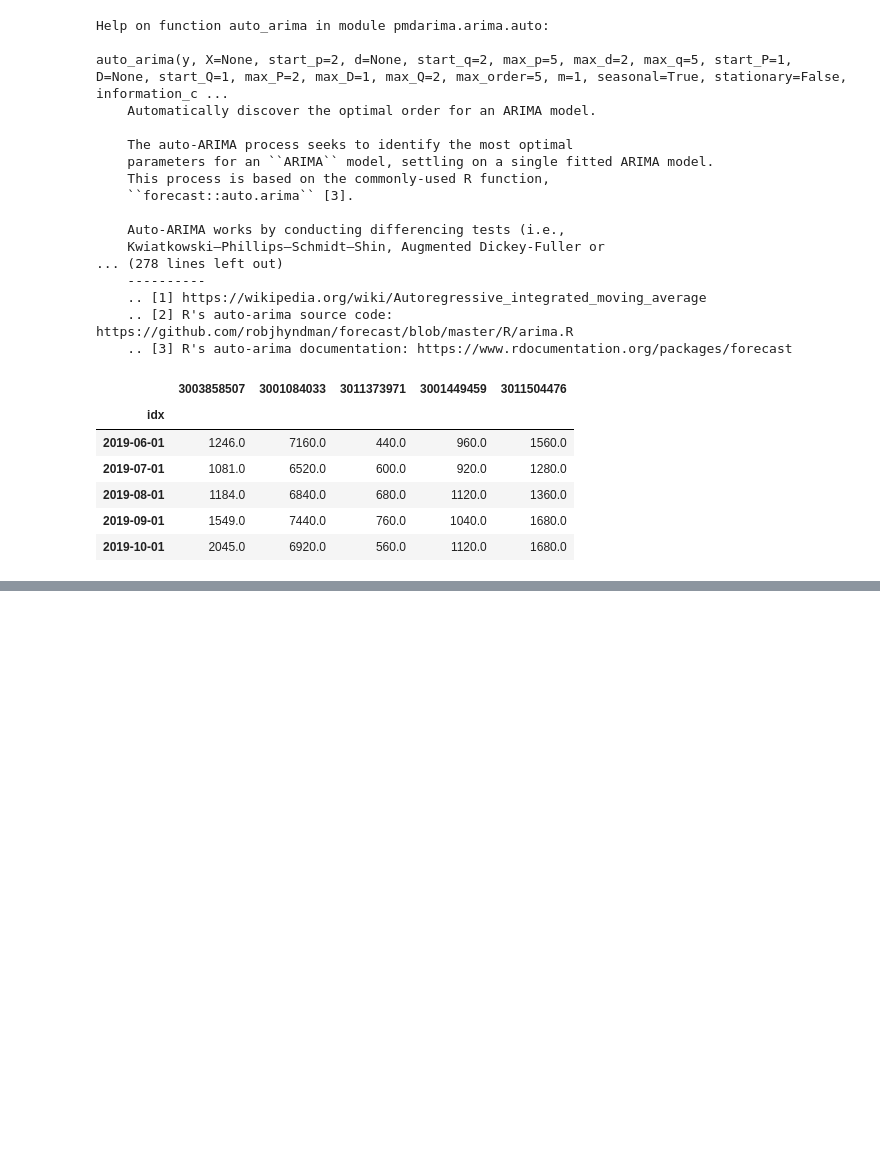
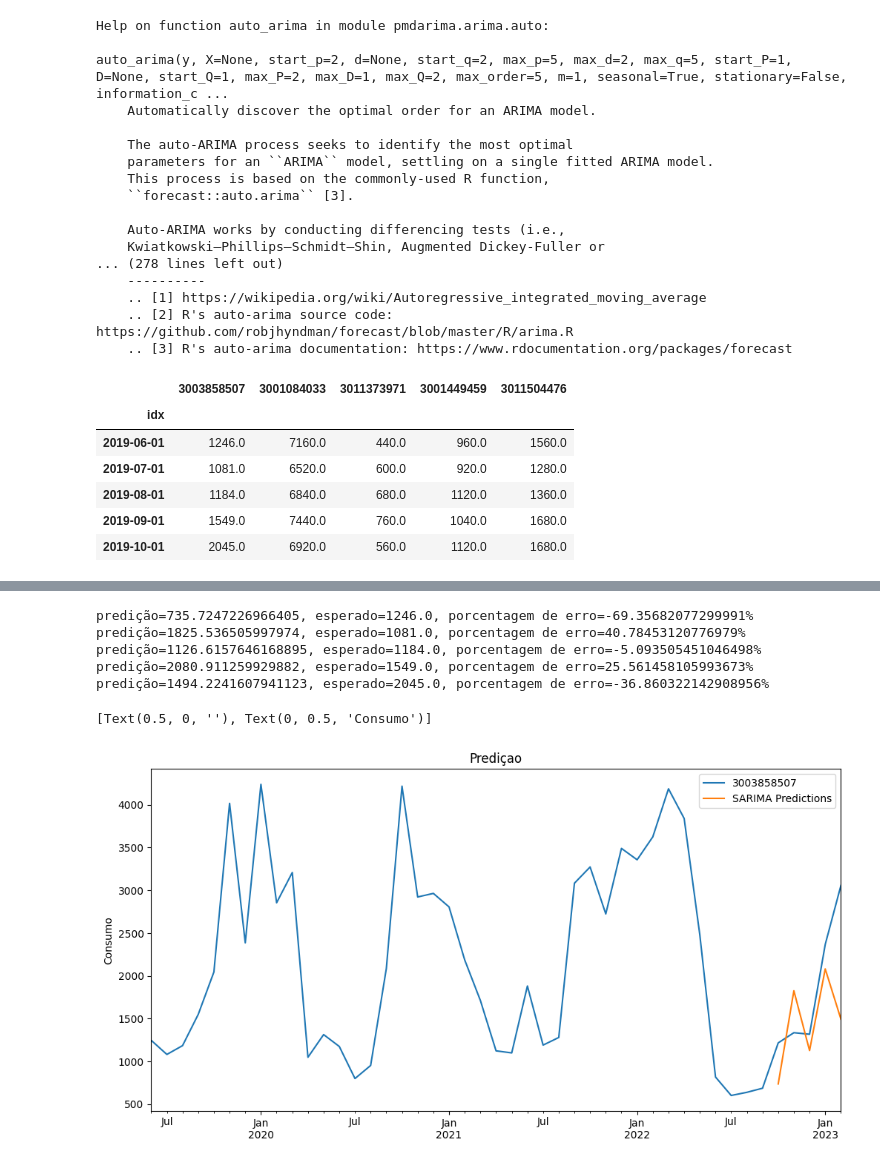
Before and after one commit to enriqTS/IC-Gasto-Fotovoltaico, a Jupyter notebook: simple-prev.ipynb, the cells around one changed output, grey strips where cells are left out. Cells and saved outputs as stored; diff of their text form; code cells hidden in the pictures; blank space fills up the shorter version.

```diff
--- a/simple-prev.ipynb
+++ b/simple-prev.ipynb
@@ -513,0 +520,3 @@ ax.set(xlabel=xlabel, ylabel=ylabel)
+# %%
+model = SARIMAX(train[3003858507].astype(float), order=(1, 0, 0), seasonal_order=(5, 0, 4, 12))
+results = model.fit();
@@ -513,0 +573,27 @@ ax.set(xlabel=xlabel, ylabel=ylabel)
+# %%
+predictions = results.predict(start=start, end=end, dynamic=False, typ="levels").rename(
+    "SARIMA Predictions"
+)
+
+#predictions = predictions.shift(-1)
+# %%
+for i in range(len(predictions)):
+    print(f"predição={predictions[i]}, esperado={df_test_transpose[3003858507][i]}, porcentagem de erro={(1-(df_test_transpose[3003858507][i]/predictions[i]))*100}%")
+# %% [output]
+predição=735.7247226966405, esperado=1246.0, porcentagem de erro=-69.35682077299991%
+predição=1825.536505997974, esperado=1081.0, porcentagem de erro=40.78453120776979%
+predição=1126.6157646168895, esperado=1184.0, porcentagem de erro=-5.093505451046498%
+predição=2080.911259929882, esperado=1549.0, porcentagem de erro=25.561458105993673%
+predição=1494.2241607941123, esperado=2045.0, porcentagem de erro=-36.860322142908956%
+# %%
+title = "Prediçao"
+ylabel = "Consumo"
+xlabel = ""
+
+ax = df_test_transpose[3003858507].plot(legend=True, figsize=(12, 6), title=title)
+predictions.plot(legend=True)
+ax.autoscale(axis="x", tight=True)
+ax.set(xlabel=xlabel, ylabel=ylabel)
+# %% [output]
+[Text(0.5, 0, ''), Text(0, 0.5, 'Consumo')]
+[figure, added]
```
Also changed, not shown: parts of 19 cells of this notebook.
